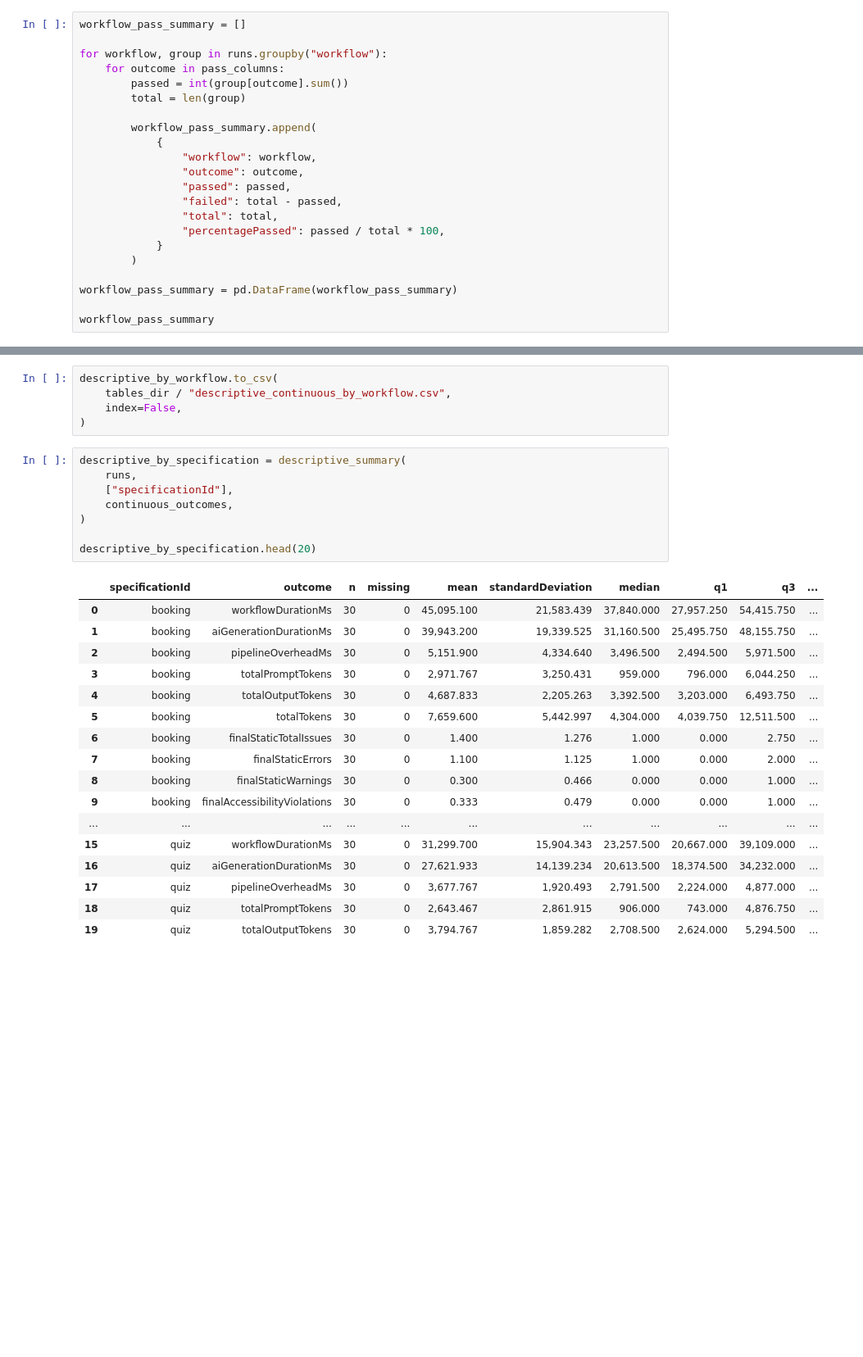
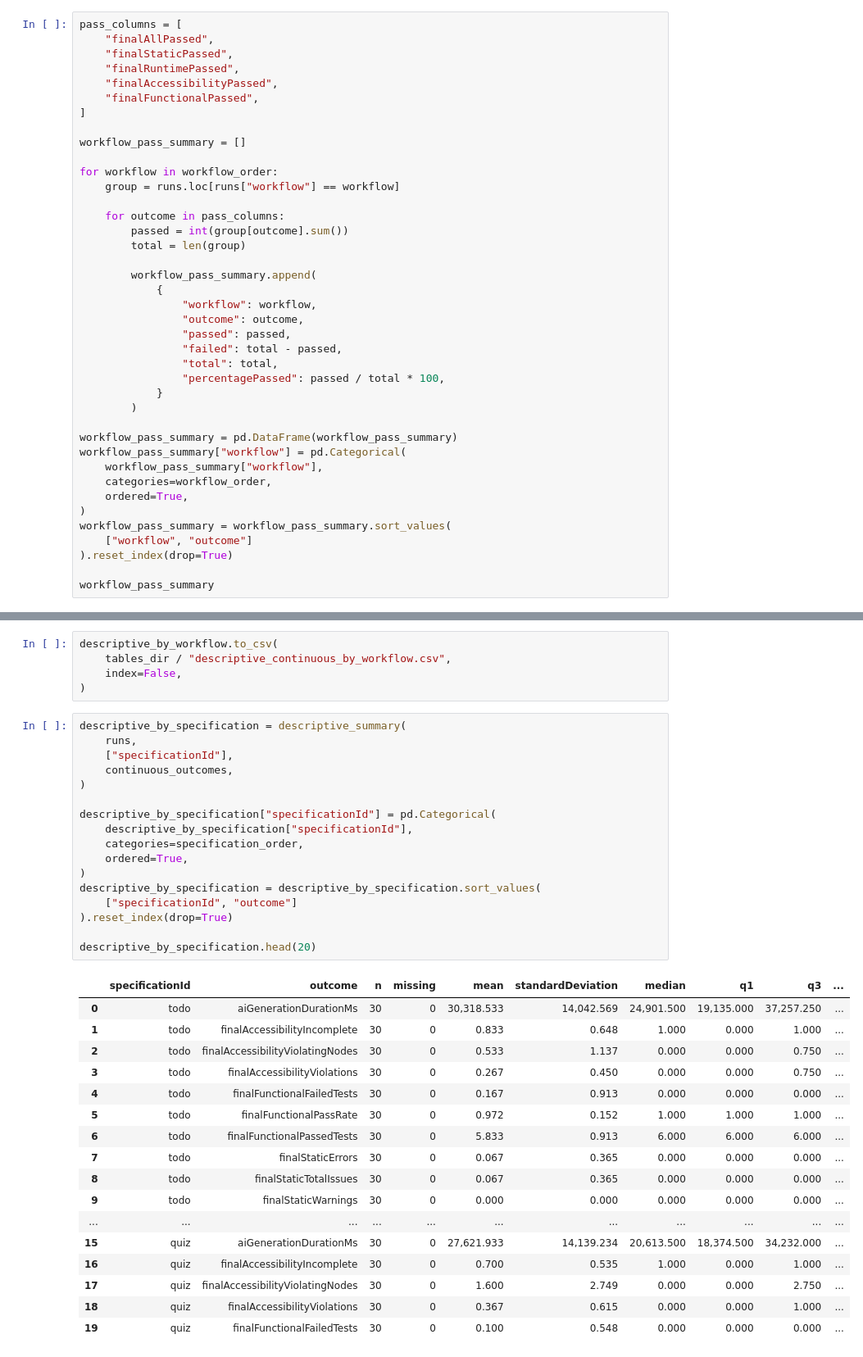
Before and after one commit to christineceline/ai-software-quality-pipeline, a Jupyter notebook: analysis/experiment-2026-08-03T14-15-25-809Z-f77080fe/notebooks/02_descriptive_analysis.ipynb, the cells around one changed output, grey strips where cells are left out. Shown at 82% size. Drawn from its saved outputs; the diff is of its cells as text; blank space fills up the shorter version.

```diff
--- a/analysis/experiment-2026-08-03T14-15-25-809Z-f77080fe/notebooks/02_descriptive_analysis.ipynb
+++ b/analysis/experiment-2026-08-03T14-15-25-809Z-f77080fe/notebooks/02_descriptive_analysis.ipynb
@@ -124,7 +157,17 @@ workflow_pass_counts
 # %%
+pass_columns = [
+    "finalAllPassed",
+    "finalStaticPassed",
+    "finalRuntimePassed",
+    "finalAccessibilityPassed",
+    "finalFunctionalPassed",
+]
+
 workflow_pass_summary = []
 
-for workflow, group in runs.groupby("workflow"):
+for workflow in workflow_order:
+    group = runs.loc[runs["workflow"] == workflow]
+
     for outcome in pass_columns:
         passed = int(group[outcome].sum())
         total = len(group)
@@ -141,6 +184,14 @@ for workflow, group in runs.groupby("workflow"):
         )
 
 workflow_pass_summary = pd.DataFrame(workflow_pass_summary)
+workflow_pass_summary["workflow"] = pd.Categorical(
+    workflow_pass_summary["workflow"],
+    categories=workflow_order,
+    ordered=True,
+)
+workflow_pass_summary = workflow_pass_summary.sort_values(
+    ["workflow", "outcome"]
+).reset_index(drop=True)
 
 workflow_pass_summary
 # %% [output]
@@ -308,29 +389,38 @@ descriptive_by_workflow.to_csv(
 # %%
 descriptive_by_specification = descriptive_summary(
     runs,
     ["specificationId"],
     continuous_outcomes,
 )
 
+descriptive_by_specification["specificationId"] = pd.Categorical(
+    descriptive_by_specification["specificationId"],
+    categories=specification_order,
+    ordered=True,
+)
+descriptive_by_specification = descriptive_by_specification.sort_values(
+    ["specificationId", "outcome"]
+).reset_index(drop=True)
+
 descriptive_by_specification.head(20)
 # %% [output]
 |  | specificationId | outcome | n | missing | mean | standardDeviation | median | q1 | q3 | ... |
-| 0 | booking | workflowDurationMs | 30 | 0 | 45,095.100 | 21,583.439 | 37,840.000 | 27,957.250 | 54,415.750 | ... |
-| 1 | booking | aiGenerationDurationMs | 30 | 0 | 39,943.200 | 19,339.525 | 31,160.500 | 25,495.750 | 48,155.750 | ... |
-| 2 | booking | pipelineOverheadMs | 30 | 0 | 5,151.900 | 4,334.640 | 3,496.500 | 2,494.500 | 5,971.500 | ... |
-| 3 | booking | totalPromptTokens | 30 | 0 | 2,971.767 | 3,250.431 | 959.000 | 796.000 | 6,044.250 | ... |
-| 4 | booking | totalOutputTokens | 30 | 0 | 4,687.833 | 2,205.263 | 3,392.500 | 3,203.000 | 6,493.750 | ... |
-| 5 | booking | totalTokens | 30 | 0 | 7,659.600 | 5,442.997 | 4,304.000 | 4,039.750 | 12,511.500 | ... |
-| 6 | booking | finalStaticTotalIssues | 30 | 0 | 1.400 | 1.276 | 1.000 | 0.000 | 2.750 | ... |
-| 7 | booking | finalStaticErrors | 30 | 0 | 1.100 | 1.125 | 1.000 | 0.000 | 2.000 | ... |
-| 8 | booking | finalStaticWarnings | 30 | 0 | 0.300 | 0.466 | 0.000 | 0.000 | 1.000 | ... |
-| 9 | booking | finalAccessibilityViolations | 30 | 0 | 0.333 | 0.479 | 0.000 | 0.000 | 1.000 | ... |
+| 0 | todo | aiGenerationDurationMs | 30 | 0 | 30,318.533 | 14,042.569 | 24,901.500 | 19,135.000 | 37,257.250 | ... |
+| 1 | todo | finalAccessibilityIncomplete | 30 | 0 | 0.833 | 0.648 | 1.000 | 0.000 | 1.000 | ... |
+| 2 | todo | finalAccessibilityViolatingNodes | 30 | 0 | 0.533 | 1.137 | 0.000 | 0.000 | 0.750 | ... |
+| 3 | todo | finalAccessibilityViolations | 30 | 0 | 0.267 | 0.450 | 0.000 | 0.000 | 0.750 | ... |
+| 4 | todo | finalFunctionalFailedTests | 30 | 0 | 0.167 | 0.913 | 0.000 | 0.000 | 0.000 | ... |
+| 5 | todo | finalFunctionalPassRate | 30 | 0 | 0.972 | 0.152 | 1.000 | 1.000 | 1.000 | ... |
+| 6 | todo | finalFunctionalPassedTests | 30 | 0 | 5.833 | 0.913 | 6.000 | 6.000 | 6.000 | ... |
+| 7 | todo | finalStaticErrors | 30 | 0 | 0.067 | 0.365 | 0.000 | 0.000 | 0.000 | ... |
+| 8 | todo | finalStaticTotalIssues | 30 | 0 | 0.067 | 0.365 | 0.000 | 0.000 | 0.000 | ... |
+| 9 | todo | finalStaticWarnings | 30 | 0 | 0.000 | 0.000 | 0.000 | 0.000 | 0.000 | ... |
 | ... | ... | ... | ... | ... | ... | ... | ... | ... | ... | ... |
-| 15 | quiz | workflowDurationMs | 30 | 0 | 31,299.700 | 15,904.343 | 23,257.500 | 20,667.000 | 39,109.000 | ... |
-| 16 | quiz | aiGenerationDurationMs | 30 | 0 | 27,621.933 | 14,139.234 | 20,613.500 | 18,374.500 | 34,232.000 | ... |
-| 17 | quiz | pipelineOverheadMs | 30 | 0 | 3,677.767 | 1,920.493 | 2,791.500 | 2,224.000 | 4,877.000 | ... |
-| 18 | quiz | totalPromptTokens | 30 | 0 | 2,643.467 | 2,861.915 | 906.000 | 743.000 | 4,876.750 | ... |
-| 19 | quiz | totalOutputTokens | 30 | 0 | 3,794.767 | 1,859.282 | 2,708.500 | 2,624.000 | 5,294.500 | ... |
+| 15 | quiz | aiGenerationDurationMs | 30 | 0 | 27,621.933 | 14,139.234 | 20,613.500 | 18,374.500 | 34,232.000 | ... |
+| 16 | quiz | finalAccessibilityIncomplete | 30 | 0 | 0.700 | 0.535 | 1.000 | 0.000 | 1.000 | ... |
+| 17 | quiz | finalAccessibilityViolatingNodes | 30 | 0 | 1.600 | 2.749 | 0.000 | 0.000 | 2.750 | ... |
+| 18 | quiz | finalAccessibilityViolations | 30 | 0 | 0.367 | 0.615 | 0.000 | 0.000 | 1.000 | ... |
+| 19 | quiz | finalFunctionalFailedTests | 30 | 0 | 0.100 | 0.548 | 0.000 | 0.000 | 0.000 | ... |
 # %%
 descriptive_by_specification.to_csv(
     tables_dir / "descriptive_continuous_by_specification.csv",
```
Also changed, not shown: parts of 51 cells of this notebook, 15 other files.
